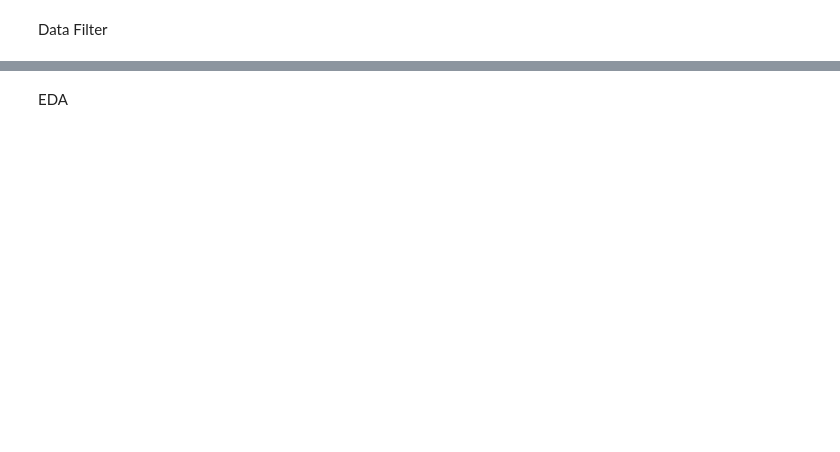
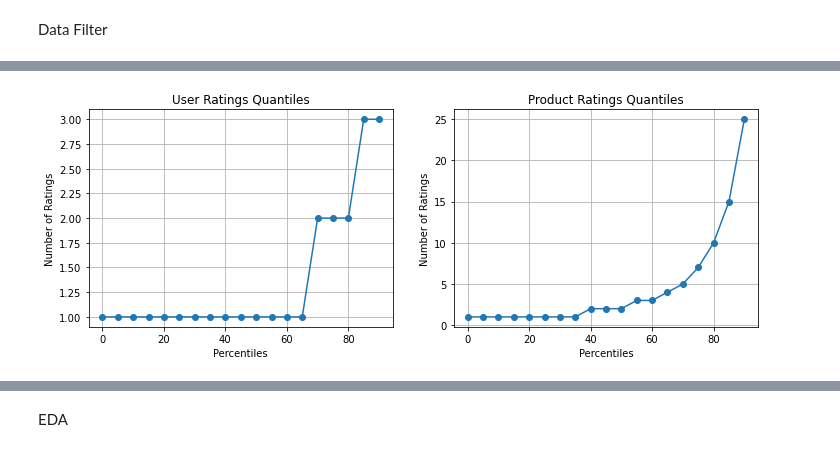
Before and after one commit to Jingxuan-Bao/Amazon_Product_Recommendation, a Jupyter notebook: data_processing.ipynb, the cells around one changed output, grey strips where cells are left out. Drawn from its saved outputs; the diff is of its cells as text; code cells hidden in the pictures; blank space fills up the shorter version.

```diff
--- a/data_processing.ipynb
+++ b/data_processing.ipynb
@@ -97,3 +97,27 @@ plt.xlim(0, product_ratings_count.max())
 plt.show()
 # %% [output]
 [figure]
+# %%
+# Calculate the quantiles for users and products at different percentiles
+percentiles = np.arange(0, 95, 5)
+user_quantiles = [user_ratings_count.quantile(p / 100) for p in percentiles]
+product_quantiles = [product_ratings_count.quantile(p / 100) for p in percentiles]
+
+# Plot the quantiles for users and products
+fig, (ax1, ax2) = plt.subplots(1, 2, figsize=(12, 4))
+
+ax1.plot(percentiles, user_quantiles, marker='o', linestyle='-')
+ax1.set_title('User Ratings Quantiles')
+ax1.set_xlabel('Percentiles')
+ax1.set_ylabel('Number of Ratings')
+ax1.grid()
+
+ax2.plot(percentiles, product_quantiles, marker='o', linestyle='-')
+ax2.set_title('Product Ratings Quantiles')
+ax2.set_xlabel('Percentiles')
+ax2.set_ylabel('Number of Ratings')
+ax2.grid()
+
+plt.show()
+# %% [output]
+[figure, added]
```
Also changed, not shown: parts of 11 cells of this notebook, 1 other file.
